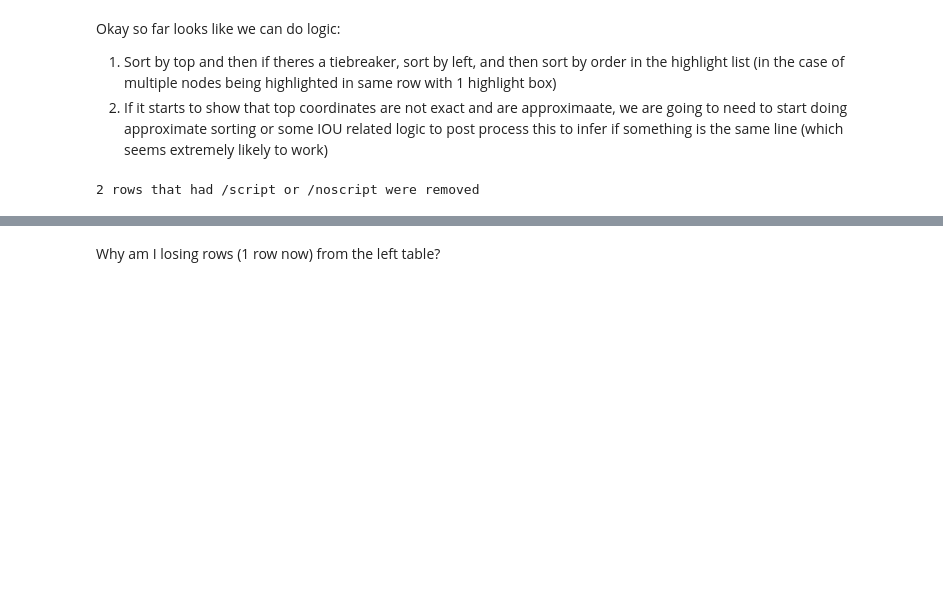
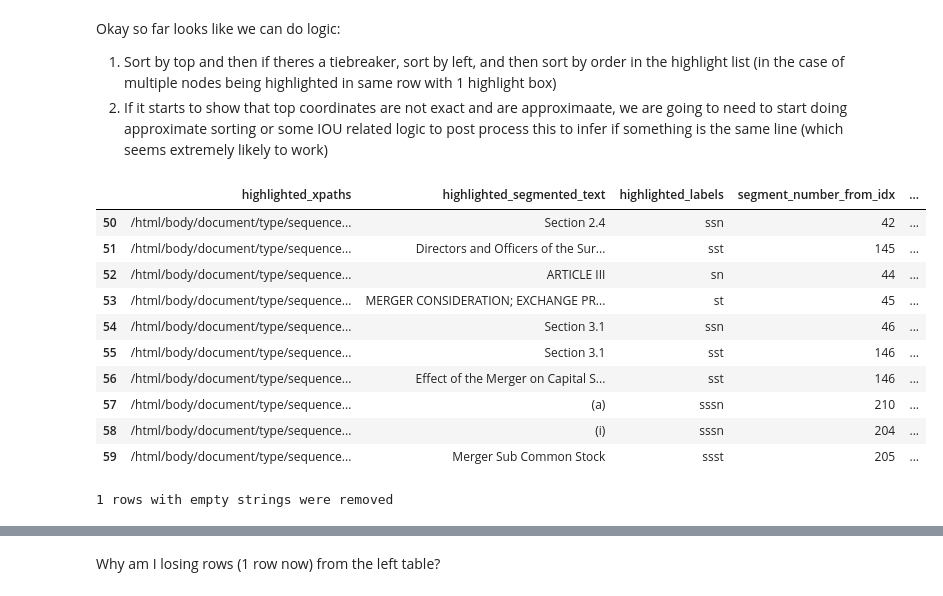
Before and after one commit to pranabislam/contract_labeler, a Jupyter notebook: postprocess_contract_v6.ipynb, the cells around one changed output, grey strips where cells are left out. Saved outputs shown, nothing was run; the diff lists cells and outputs as text; code cells hidden in the pictures; blank space fills up the shorter version.

```diff
--- a/postprocess_contract_v6.ipynb
+++ b/postprocess_contract_v6.ipynb
@@ -201,8 +219,23 @@ def sort_exploded_highlight_box_by_coordinates(exploded_highlight_df):
 # %%
 exploded_highlight_df = sort_exploded_highlight_box_by_coordinates(exploded_highlight_df)
 exploded_highlight_df['exploded_highlight_node_order'] = exploded_highlight_df.index.copy()
+# %%
+exploded_highlight_df.iloc[50:60]
+# %% [output]
+|  | highlighted_xpaths | highlighted_segmented_text | highlighted_labels | segment_number_from_idx | ... |
+| 50 | /html/body/document/type/sequence... | Section 2.4 | ssn | 42 | ... |
+| 51 | /html/body/document/type/sequence... | Directors and Officers of the Sur... | sst | 145 | ... |
+| 52 | /html/body/document/type/sequence... | ARTICLE III | sn | 44 | ... |
+| 53 | /html/body/document/type/sequence... | MERGER CONSIDERATION; EXCHANGE PR... | st | 45 | ... |
+| 54 | /html/body/document/type/sequence... | Section 3.1 | ssn | 46 | ... |
+| 55 | /html/body/document/type/sequence... | Section 3.1 | sst | 146 | ... |
+| 56 | /html/body/document/type/sequence... | Effect of the Merger on Capital S... | sst | 146 | ... |
+| 57 | /html/body/document/type/sequence... | (a) | sssn | 210 | ... |
+| 58 | /html/body/document/type/sequence... | (i) | sssn | 204 | ... |
+| 59 | /html/body/document/type/sequence... | Merger Sub Common Stock | ssst | 205 | ... |
 # %%
 df = filter_all_nodes_df(df, 'xpaths')
+test_filter_all_nodes_df(df, 'xpaths')
 # %% [output]
-2 rows that had /script or /noscript were removed
+1 rows with empty strings were removed
 # %%
```
Also changed, not shown: parts of 33 cells of this notebook, 3 other files.
